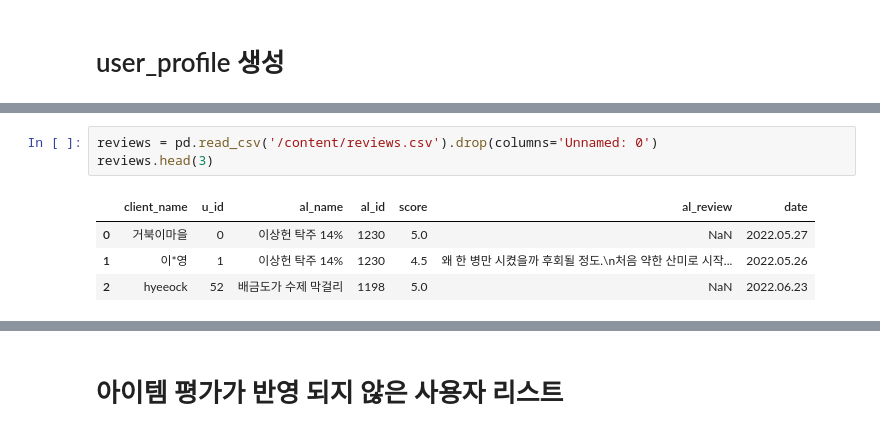
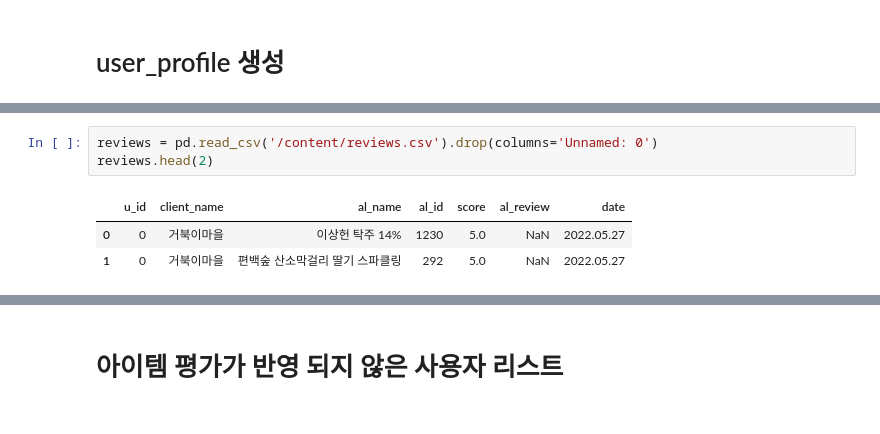
Before and after one commit to Team-alryeoju/alryeoju, a Jupyter notebook: model/profile.ipynb, the cells around one changed output, grey strips where cells are left out. Cells and saved outputs as stored; diff of their text form.

```diff
--- a/model/profile.ipynb
+++ b/model/profile.ipynb
@@ -211,11 +199,10 @@ users.head(2)
 # %%
 reviews = pd.read_csv('/content/reviews.csv').drop(columns='Unnamed: 0')
-reviews.head(3)
+reviews.head(2)
 # %% [output]
-|  | client_name | u_id | al_name | al_id | score | al_review | date |
-| 0 | 거북이마을 | 0 | 이상헌 탁주 14% | 1230 | 5.0 | NaN | 2022.05.27 |
-| 1 | 이*영 | 1 | 이상헌 탁주 14% | 1230 | 4.5 | 왜 한 병만 시켰을까 후회될 정도.\n처음 약한 산미로 시작... | 2022.05.26 |
-| 2 | hyeeock | 52 | 배금도가 수제 막걸리 | 1198 | 5.0 | NaN | 2022.06.23 |
+|  | u_id | client_name | al_name | al_id | score | al_review | date |
+| 0 | 0 | 거북이마을 | 이상헌 탁주 14% | 1230 | 5.0 | NaN | 2022.05.27 |
+| 1 | 0 | 거북이마을 | 편백숲 산소막걸리 딸기 스파클링 | 292 | 5.0 | NaN | 2022.05.27 |
 # %%
 # user_profile의 토큰 별 평균 점수 구하기
 def tendency(x):
```
Also changed, not shown: parts of 30 cells of this notebook, 6 other files.
